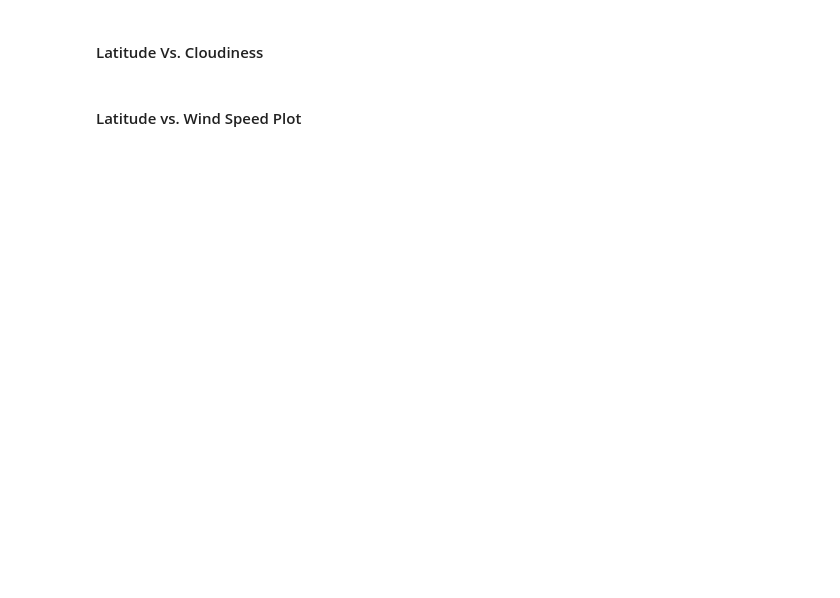
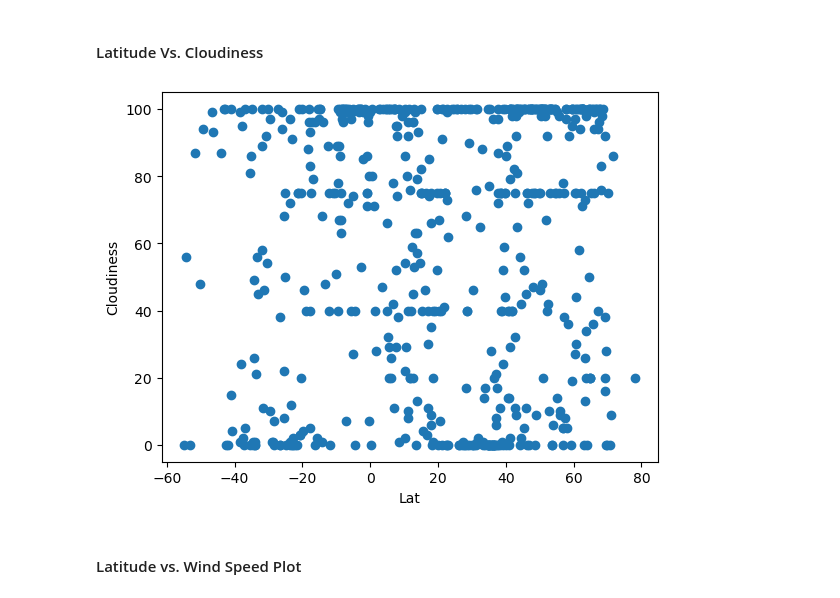
Before and after one commit to limbupella/Python-APIs, a Jupyter notebook: WeatherPy/Starter_Code/starter_code/WeatherPy.ipynb, the cells around one changed output. Saved outputs shown, nothing was run; the diff lists cells and outputs as text; code cells hidden in the pictures; blank space fills up the shorter version.

```diff
--- a/WeatherPy/Starter_Code/starter_code/WeatherPy.ipynb
+++ b/WeatherPy/Starter_Code/starter_code/WeatherPy.ipynb
@@ -197,15 +216,18 @@ plt.show()
 # %%
 # Build the scatter plots for latitude vs. cloudiness
 # YOUR CODE HERE
-
+plt.scatter(city_data_df["Lat"], city_data_df["Cloudiness"])
 # Incorporate the other graph properties
 # YOUR CODE HERE
-
+plt.xlabel("Lat")
+plt.ylabel("Cloudiness")
 # Save the figure
-plt.savefig("output_data/Fig3.png")
+plt.savefig("../output_data/Fig3.png")
 
 # Show plot
 plt.show()
+# %% [output]
+[figure, added]
 # %% [markdown]
 #### Latitude vs. Wind Speed Plot
 # %%
```
Also changed, not shown: parts of 11 cells of this notebook, 6 other files.
